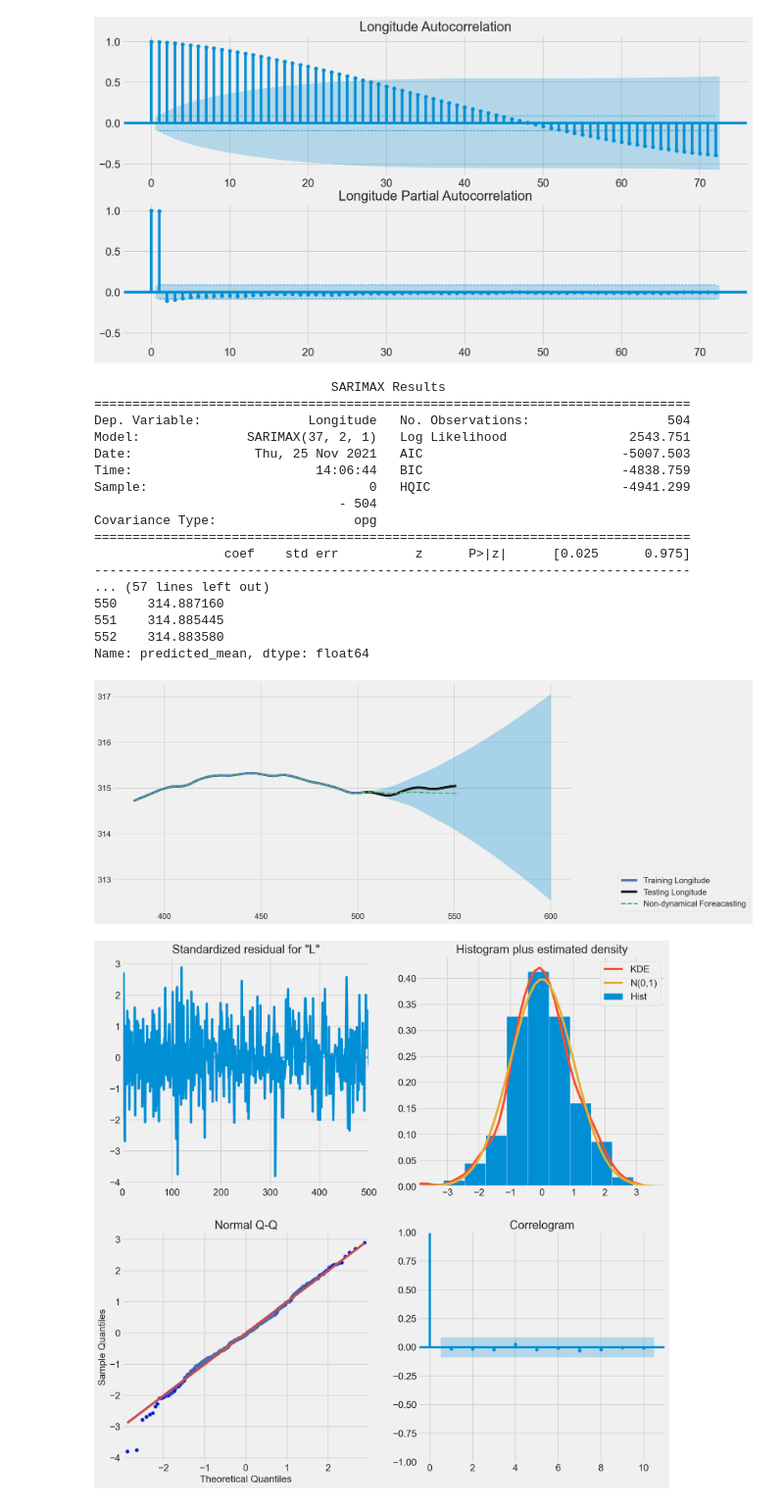
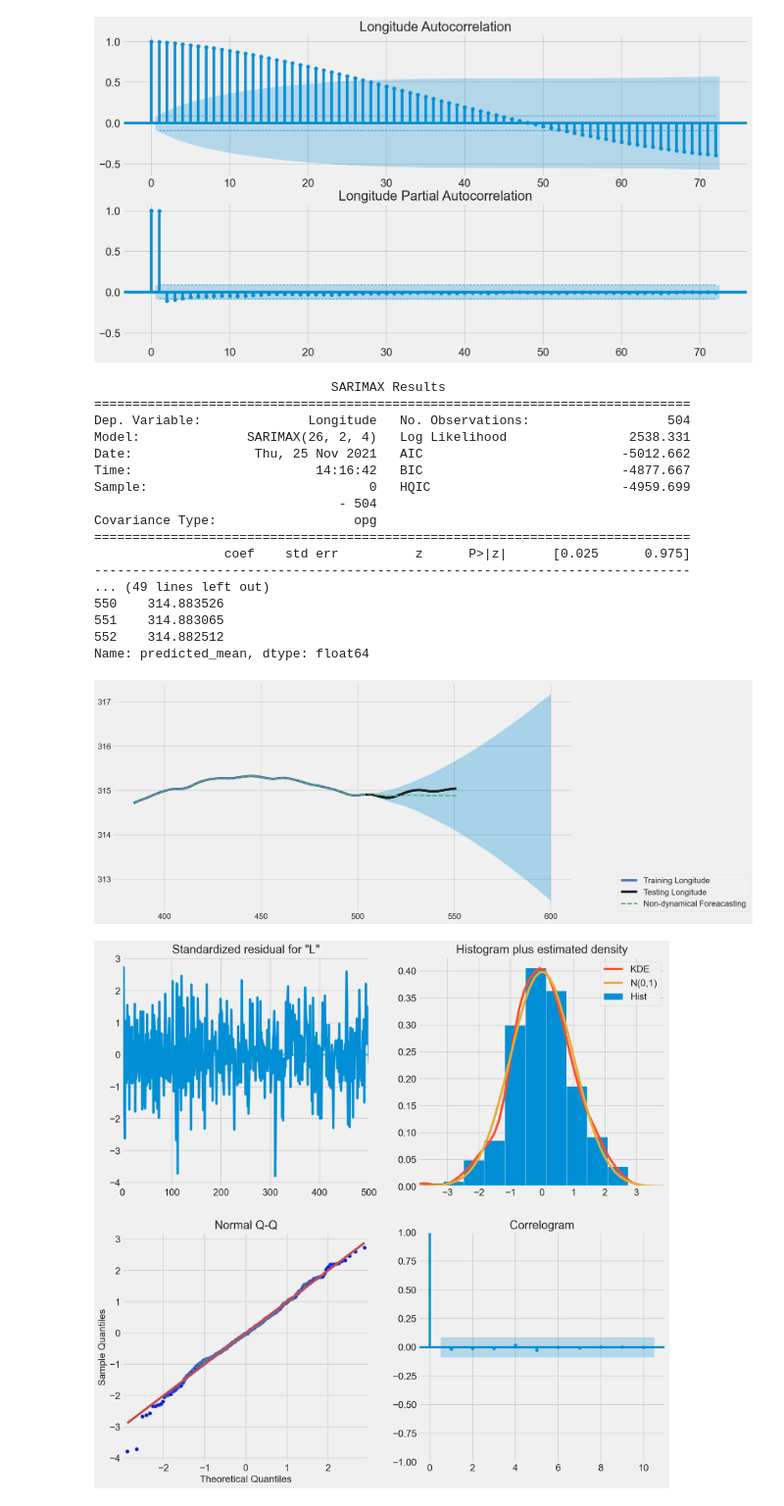
Before and after one commit to esbatiehsan/forecasting-floats, a Jupyter notebook: arima-model.ipynb, the cells around one changed output. Shown at 98% size. Saved outputs shown, nothing was run; the diff lists cells and outputs as text; code cells hidden in the pictures.

```diff
--- a/arima-model.ipynb
+++ b/arima-model.ipynb
@@ -158,26 +158,26 @@ plot_autocorrs(buoy_data, 35, 'Longitude', 48, 72)
 # %% [output]
 [figure]
 # %%
-make_predict(data=buoy_data, buoy_id=35, feature='Longitude', order=(37, 2, 1),
+make_predict(data=buoy_data, buoy_id=35, feature='Longitude', order=(26, 2, 4),
                      start_p=24, end_p=48, exog_features=[])
 # %% [output]
                                SARIMAX Results
 ==============================================================================
 Dep. Variable:              Longitude   No. Observations:                  504
-Model:              SARIMAX(37, 2, 1)   Log Likelihood                2543.751
-Date:                Thu, 25 Nov 2021   AIC                          -5007.503
-Time:                        14:06:44   BIC                          -4838.759
-Sample:                             0   HQIC                         -4941.299
+Model:              SARIMAX(26, 2, 4)   Log Likelihood                2538.331
+Date:                Thu, 25 Nov 2021   AIC                          -5012.662
+Time:                        14:16:42   BIC                          -4877.667
+Sample:                             0   HQIC                         -4959.699
                                 - 504
 Covariance Type:                  opg
 ==============================================================================
                  coef    std err          z      P>|z|      [0.025      0.975]
 ------------------------------------------------------------------------------
-... (57 lines left out)
-550    314.887160
-551    314.885445
-552    314.883580
+... (49 lines left out)
+550    314.883526
+551    314.883065
+552    314.882512
 Name: predicted_mean, dtype: float64
 [figure]
-[figure, old version]
+[figure, new version]
 # %%
```
Also changed, not shown: parts of 5 cells of this notebook.
